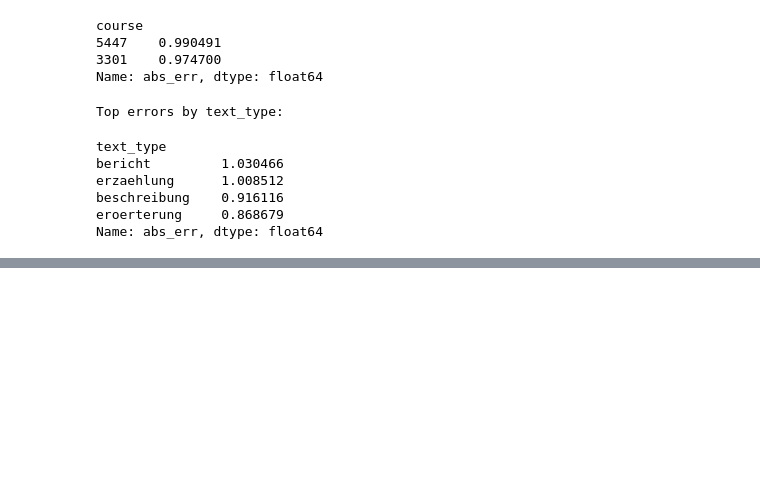
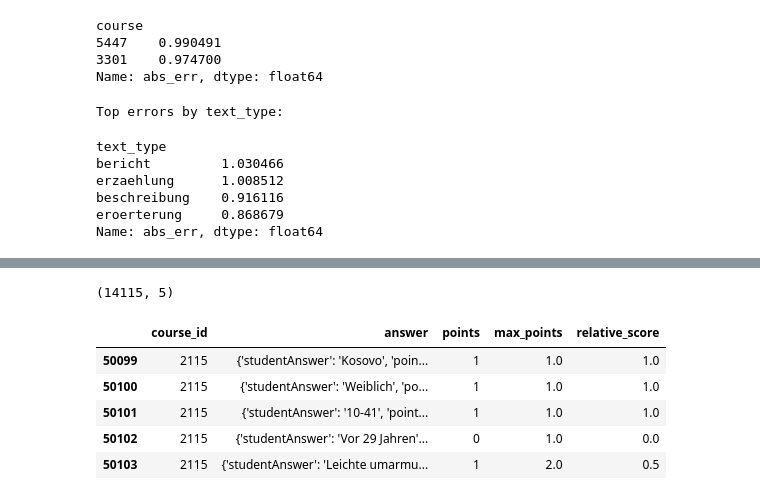
Before and after one commit to Tournedos/MLBD_2026, a Jupyter notebook: m4_louis.ipynb, the cells around one changed output, grey strips where cells are left out. Saved outputs shown, nothing was run; the diff lists cells and outputs as text; code cells hidden in the pictures; blank space fills up the shorter version.

```diff
--- a/m4_louis.ipynb
+++ b/m4_louis.ipynb
@@ -290,0 +414,26 @@ Name: abs_err, dtype: float64
+# %%
+# Preprocessing
+df_text_clean = text_results[[
+    "course_id",
+    "answer",
+    "points",
+    "max_points"
+]].copy()
+
+# drop missing / invalid target rows
+df_text_clean = df_text_clean.dropna(subset=["course_id", "answer", "points", "max_points"]).copy()
+df_text_clean = df_text_clean[df_text_clean["max_points"] > 0].copy()
+
+# normalized target
+df_text_clean["relative_score"] = df_text_clean["points"] / df_text_clean["max_points"]
+
+print(df_text_clean.shape)
+df_text_clean.head()
+# %% [output]
+(14115, 5)
+|  | course_id | answer | points | max_points | relative_score |
+| 50099 | 2115 | {'studentAnswer': 'Kosovo', 'poin... | 1 | 1.0 | 1.0 |
+| 50100 | 2115 | {'studentAnswer': 'Weiblich', 'po... | 1 | 1.0 | 1.0 |
+| 50101 | 2115 | {'studentAnswer': '10-41', 'point... | 1 | 1.0 | 1.0 |
+| 50102 | 2115 | {'studentAnswer': 'Vor 29 Jahren'... | 0 | 1.0 | 0.0 |
+| 50103 | 2115 | {'studentAnswer': 'Leichte umarmu... | 1 | 2.0 | 0.5 |
```
Also changed, not shown: parts of 21 cells of this notebook, 1 other file.
